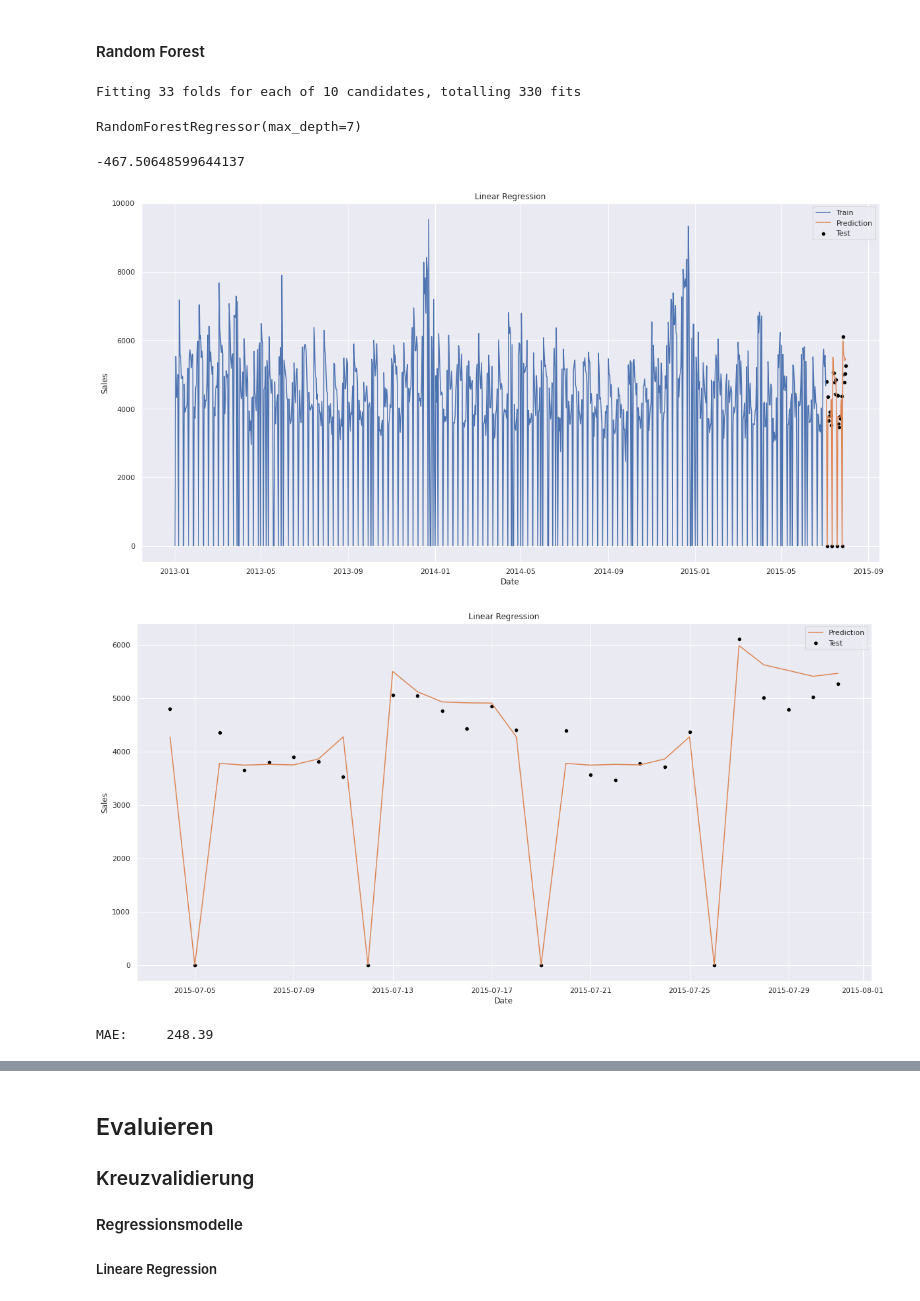
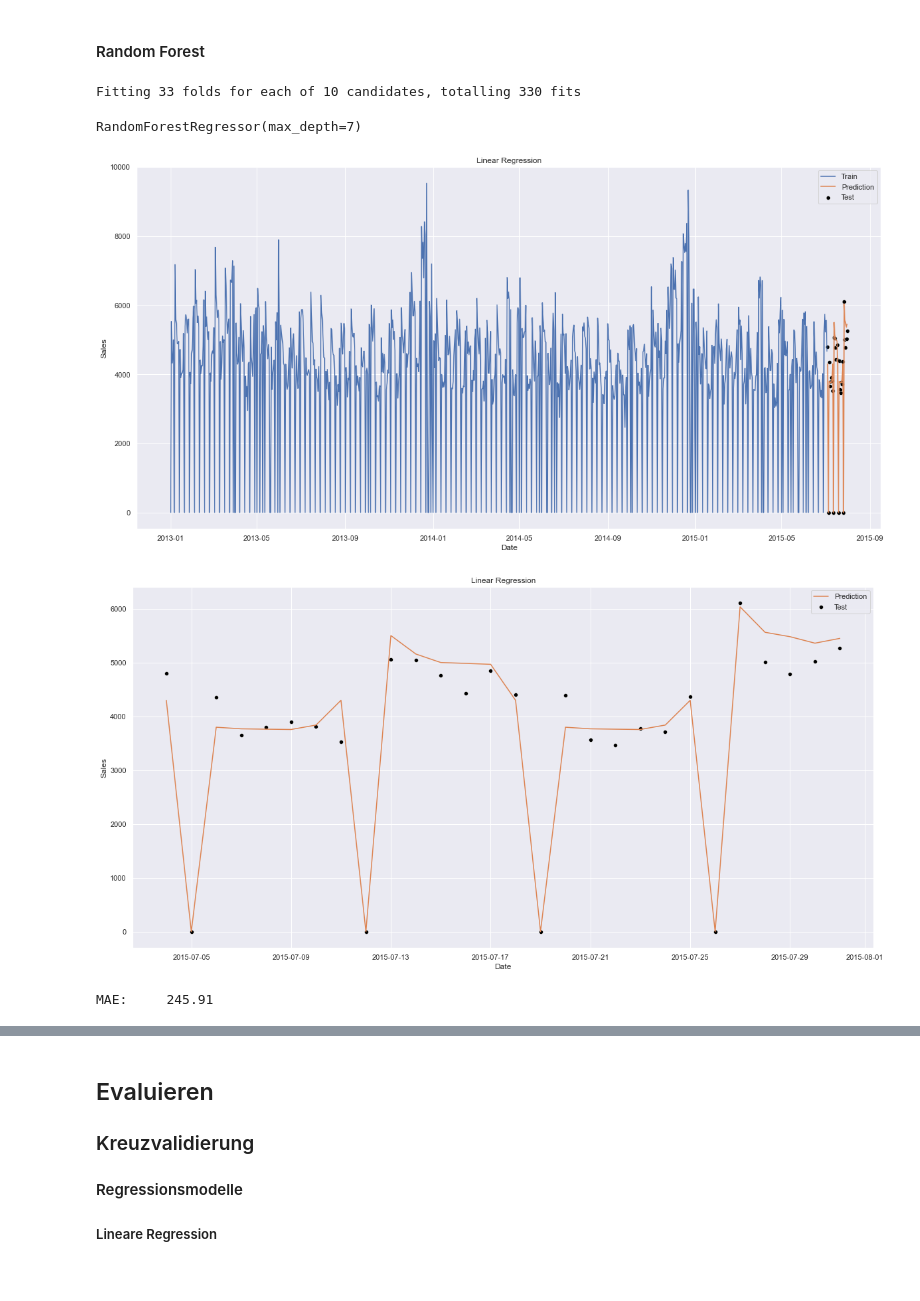
Before and after one commit to schemm/forecasting, a Jupyter notebook: RossmannStoreSales.ipynb, the cells around one changed output, grey strips where cells are left out. Saved outputs shown, nothing was run; the diff lists cells and outputs as text; code cells hidden in the pictures.

Commit message:
updated cross-validation for autoregression models

```diff
--- a/RossmannStoreSales.ipynb
+++ b/RossmannStoreSales.ipynb
@@ -399,33 +354,10 @@ display(data[data.StateHoliday_Christmas == 1])
 from sklearn.ensemble import RandomForestRegressor
 from sklearn.model_selection import RandomizedSearchCV
 from sklearn.model_selection import train_test_split
-# from sklearn.model_selection import TimeSeriesSplit
-from sktime.performance_metrics.forecasting import mean_absolute_error as MAE
+from sklearn.metrics import mean_absolute_error as MAE
 
 k = np.floor(len(data)/28).astype(int)
 cv = KFold(n_splits = k)
-
-x = data.drop(columns =
-              [
-               'Sales',
-               'Store',
-               'Customers',
-               'StoreType',
-               'Assortment',
-               'CompetitionDistance',
-               'CompetitionOpenSinceMonth',
-               'CompetitionOpenSinceYear',
-               'Promo2',
-               'Promo2SinceWeek',
-               'Promo2SinceYear',
-               'PromoInterval'
-              ]
-)
-
-y = data[['Sales']].astype('float')
-
-#display(x)
-#display(y)
 
 x_train, x_test, y_train, y_test = train_test_split(x, y, test_size=28, shuffle = False)
 
@@ -440,44 +372,43 @@ search = RandomizedSearchCV(
                             n_iter = 10,
                             scoring = 'neg_mean_absolute_error',
                             cv = cv,
-                            verbose = 1
+                            verbose = 1,
+                            random_state = 42
 )
 search.fit(x_train, y_train.values.ravel())
+
 display(search.best_estimator_)
-display(search.best_score_)
 
 forecast = search.best_estimator_.fit(x_train, y_train.values.ravel())
 
 prediction = pd.DataFrame(data = forecast.predict(x_test), index = pd.date_range(start = x_test.index.min(), end = x_test.index.max()))
 prediction.index.name = 'Date'
 prediction.columns = ['Sales']
-
 prediction[prediction.Sales < 0] = 0
 
 #display(prediction)
 
 sns.lineplot(data = y_train['Sales'], label = 'Train')
 sns.scatterplot(data = y_test['Sales'], color = 'black', label = 'Test')
 sns.lineplot(data = prediction['Sales'], label = 'Prediction')
 plt.title('Linear Regression')
 plt.show()
 
 sns.scatterplot(data = y_test['Sales'], color = 'black', label = 'Test')
 sns.lineplot(data = prediction['Sales'], color = sns.color_palette('deep').as_hex()[1], label = 'Prediction')
 plt.title('Linear Regression')
 plt.show()
 
 print('MAE:\t %4.2f' % (MAE(y_true = y_test['Sales'], y_pred = prediction['Sales'])))
 
 # summarize feature importance
 importance = pd.DataFrame(data = forecast.feature_importances_, index = x.columns)
 importance.columns = ['Importance']
 display(importance.sort_values(by='Importance', ascending = False))
 # %% [output]
 Fitting 33 folds for each of 10 candidates, totalling 330 fits
 RandomForestRegressor(max_depth=7)
--467.50648599644137
-[figure, old version]
+[figure, new version]
-[figure, old version]
+[figure, new version]
-MAE:     248.39
+MAE:     245.91
 |  | Importance |
```
Also changed, not shown: parts of 14 cells of this notebook.
